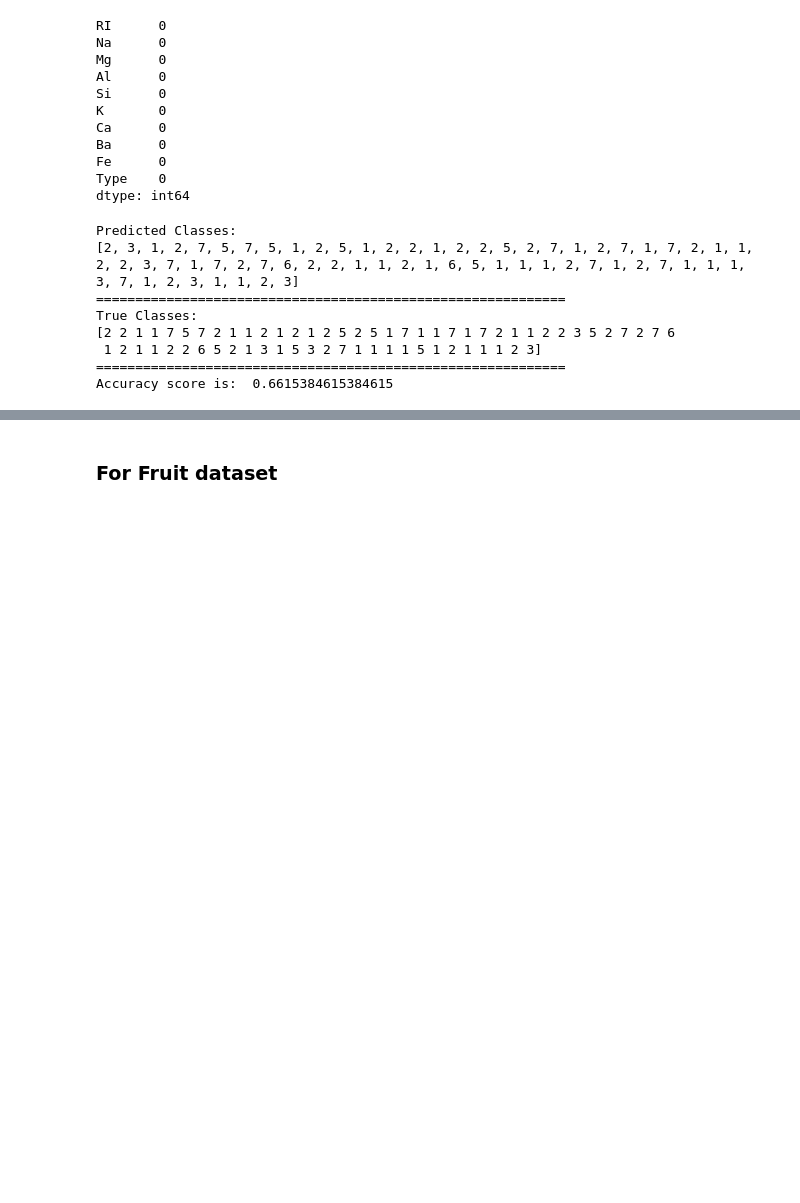
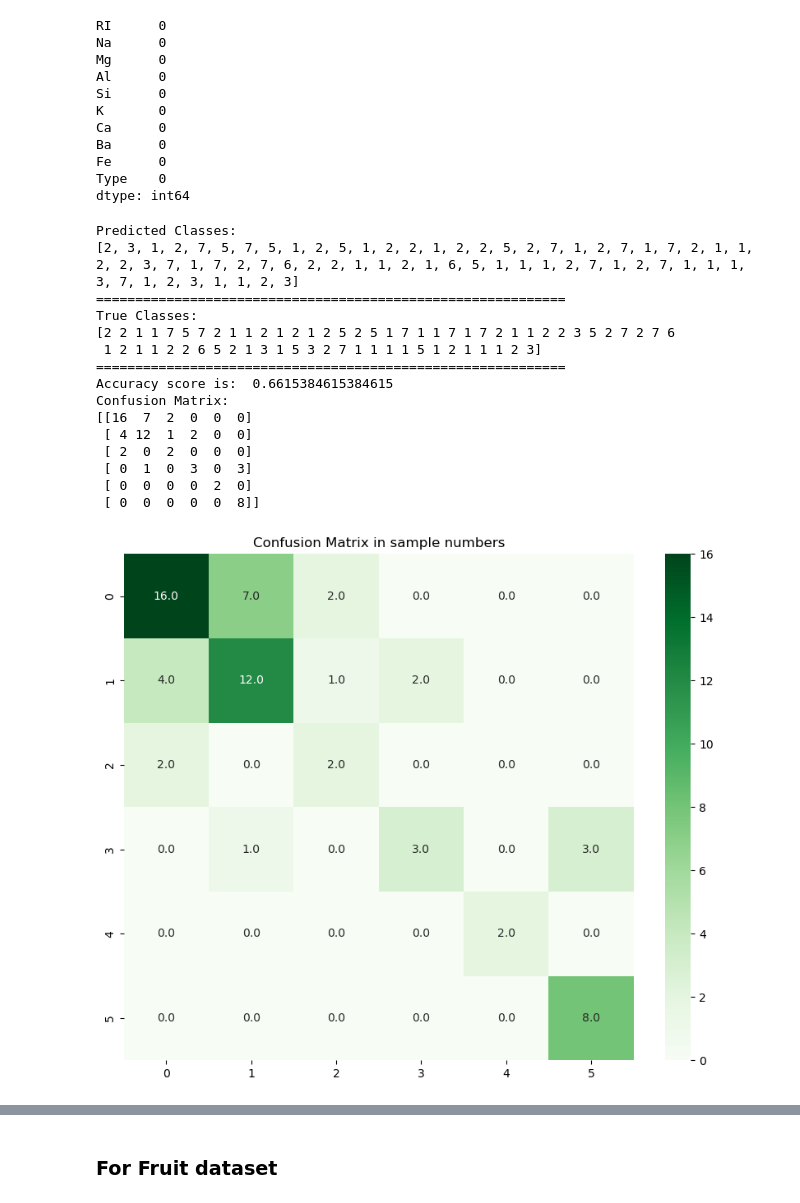
Before and after one commit to SriramaBhat/ML_Lab, a Jupyter notebook: KNN Classifier.ipynb, the cells around one changed output, grey strips where cells are left out. Saved outputs shown, nothing was run; the diff lists cells and outputs as text; code cells hidden in the pictures; blank space fills up the shorter version.

```diff
--- a/KNN Classifier.ipynb
+++ b/KNN Classifier.ipynb
@@ -69,23 +69,42 @@ dtype: int64
 # %%
 X, y = glass_data.drop("Type", axis=1), glass_data["Type"]
 X_train, X_test, y_train, y_test = train_test_split(X, y, test_size=0.3, random_state=125)
 scaler = StandardScaler()
 X_train = scaler.fit_transform(X_train)
 X_test = scaler.transform(X_test)
 y_preds = knn_predict(X_train, y_train, X_test, k=3, p=2)
 print("Predicted Classes: ")
 print(y_preds)
 print("="*60)
 print("True Classes: ")
 print(y_test.values)
 print("="*60)
 print("Accuracy score is: ", accuracy_score(y_test, y_preds))
+cf_matrix = confusion_matrix(y_test, y_preds)
+print("Confusion Matrix: ")
+print(cf_matrix)
+fig, ax = plt.subplots(figsize=(10, 8))
+sns.heatmap(cf_matrix, annot=True, fmt=".1f", ax=ax, cmap="Greens")
+ax.set_title("Confusion Matrix in sample numbers")
+plt.show()
+fig, ax = plt.subplots(figsize=(10, 8))
+sns.heatmap(cf_matrix/np.sum(cf_matrix), annot=True, fmt='.2%', cmap='Blues', ax=ax)
+ax.set_title("Confusion Matrix in percentages")
+plt.show()
 # %% [output]
 Predicted Classes:
 [2, 3, 1, 2, 7, 5, 7, 5, 1, 2, 5, 1, 2, 2, 1, 2, 2, 5, 2, 7, 1, 2, 7, 1, 7, 2, 1, 1, 2, 2, 3, 7, 1, 7, 2, 7, 6, 2, 2, 1, 1, 2, 1, 6, 5, 1, 1, 1, 2, 7, 1, 2, 7, 1, 1, 1, 3, 7, 1, 2, 3, 1, 1, 2, 3]
 ============================================================
 True Classes:
 [2 2 1 1 7 5 7 2 1 1 2 1 2 1 2 5 2 5 1 7 1 1 7 1 7 2 1 1 2 2 3 5 2 7 2 7 6
  1 2 1 1 2 2 6 5 2 1 3 1 5 3 2 7 1 1 1 1 5 1 2 1 1 1 2 3]
 ============================================================
 Accuracy score is:  0.6615384615384615
+Confusion Matrix:
+[[16  7  2  0  0  0]
+ [ 4 12  1  2  0  0]
+ [ 2  0  2  0  0  0]
+ [ 0  1  0  3  0  3]
+ [ 0  0  0  0  2  0]
+ [ 0  0  0  0  0  8]]
+[figure, added]
```
Also changed, not shown: parts of 3 cells of this notebook, 1 other file.
